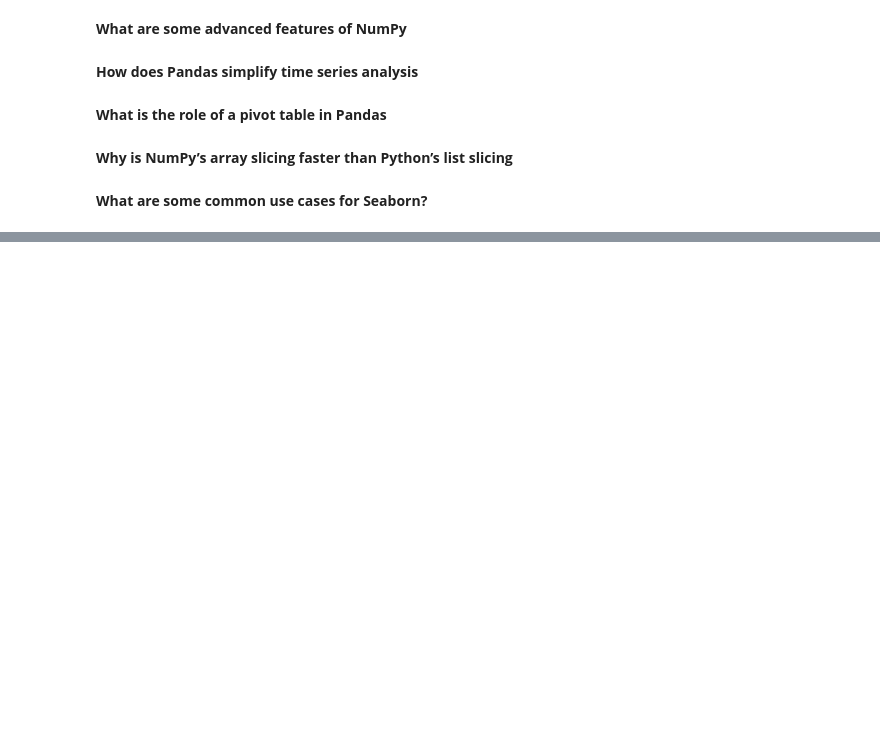
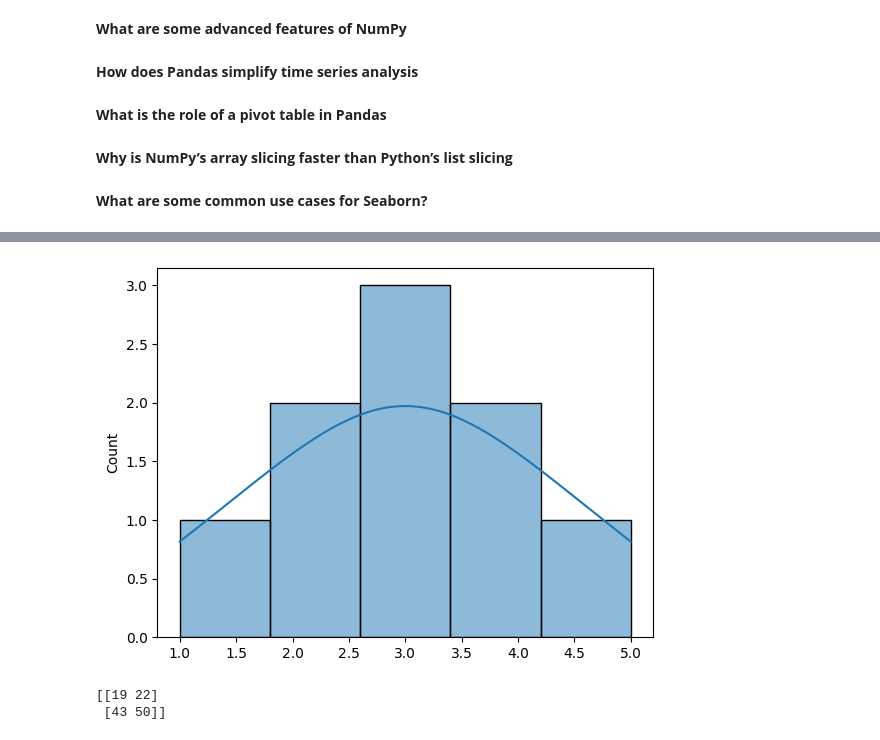
Before and after one commit to murtazadairkee/data-toolkit, a Jupyter notebook: Data Toolkit Answers.ipynb, the cells around one changed output, grey strips where cells are left out. Saved outputs shown, nothing was run; the diff lists cells and outputs as text; code cells hidden in the pictures; blank space fills up the shorter version.

```diff
--- a/Data Toolkit Answers.ipynb
+++ b/Data Toolkit Answers.ipynb
@@ -88,0 +187,8 @@
+# %%
+import seaborn as sns
+import matplotlib.pyplot as plt
+data = [1, 2, 2, 3, 3, 3, 4, 4, 5]
+sns.histplot(data, kde=True)
+plt.show()
+# %% [output]
+[figure, added]
@@ -88,0 +197,9 @@
+# %%
+import numpy as np
+a = np.array([[1, 2], [3, 4]])
+b = np.array([[5, 6], [7, 8]])
+result = np.dot(a, b)
+print(result)
+# %% [output]
+[[19 22]
+ [43 50]]
```
Also changed, not shown: parts of 22 cells of this notebook.
